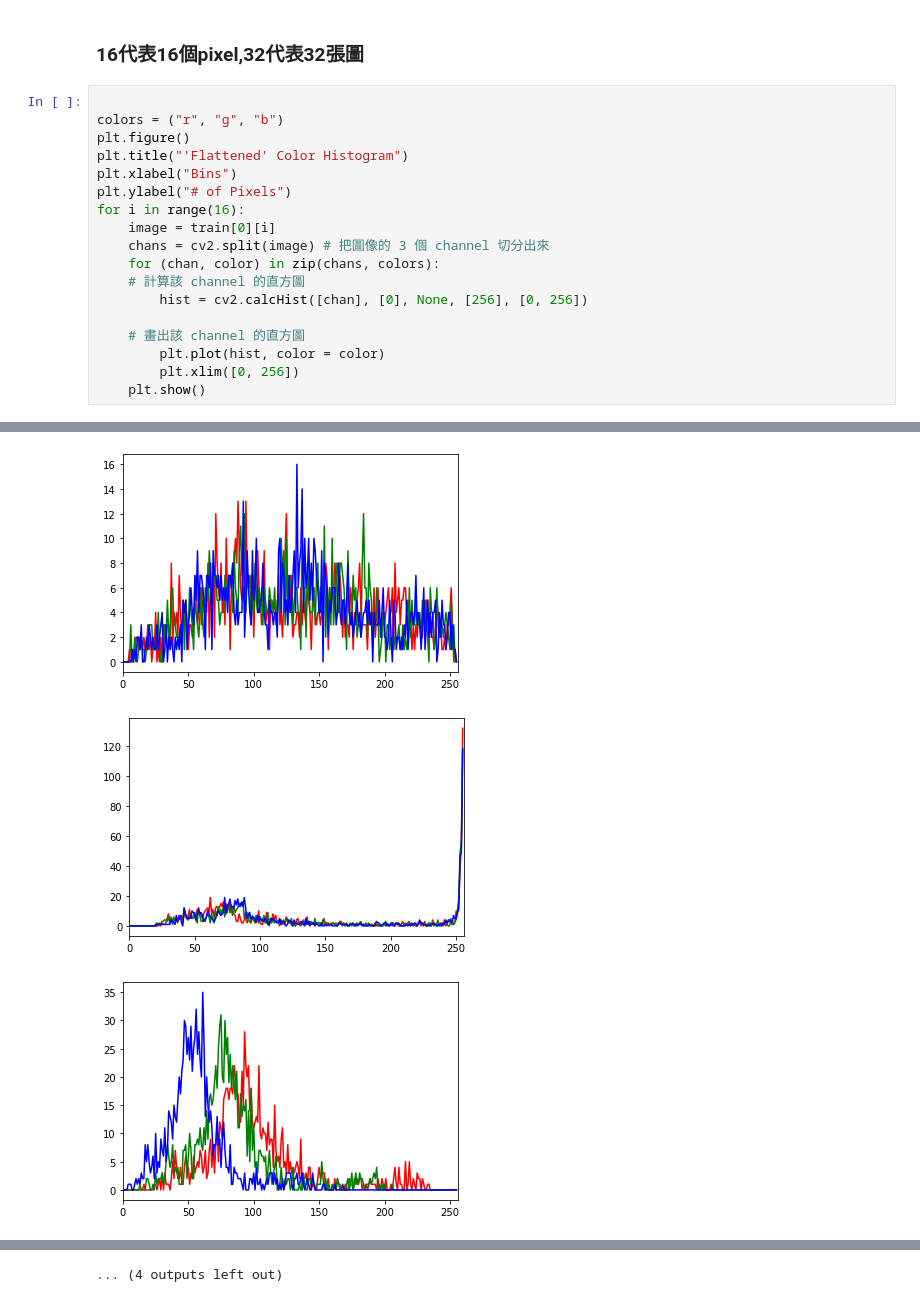
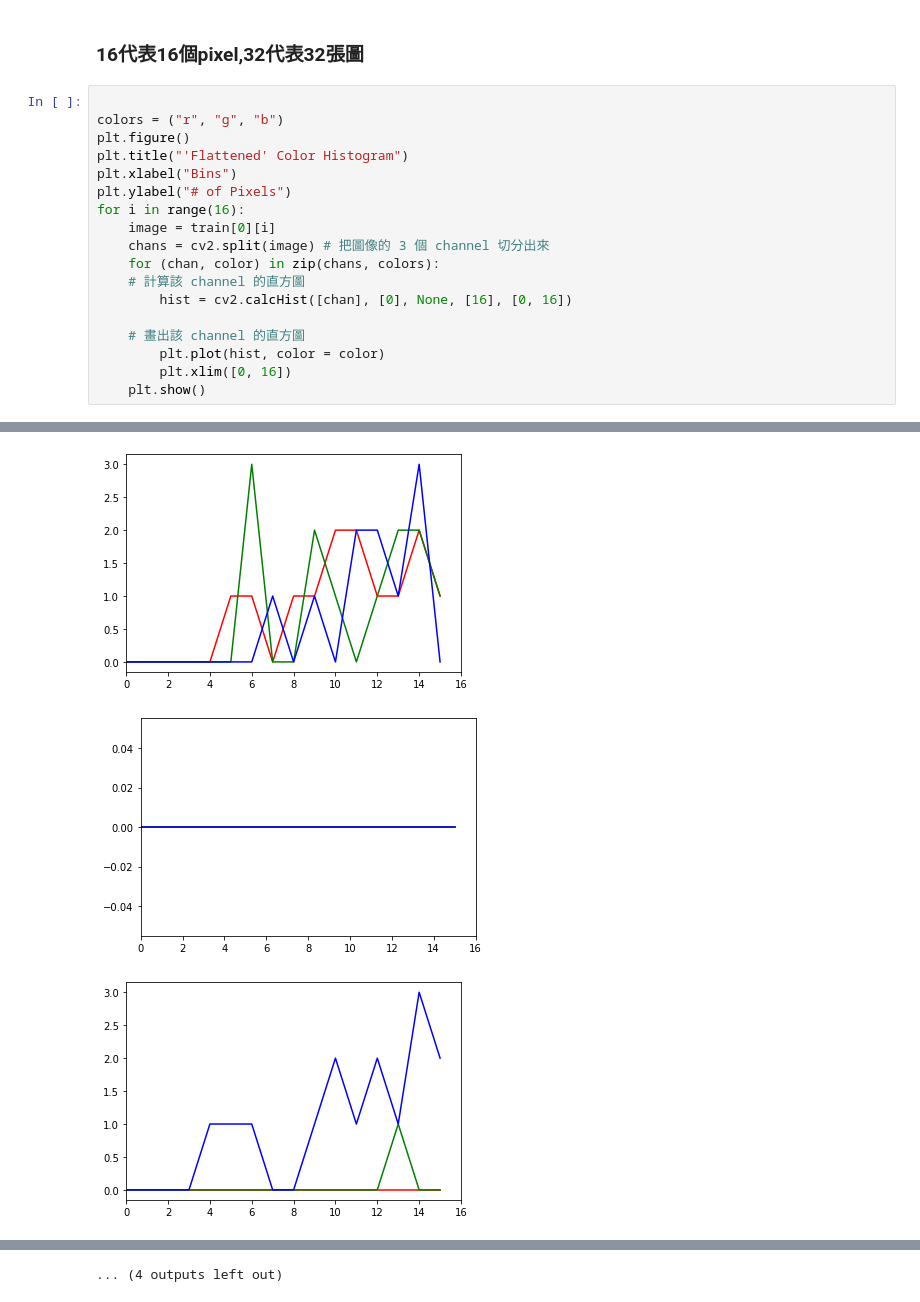
Before and after one commit to HandSam0822/3rd-ML100Days, a Jupyter notebook: Homework/D90/Day090_color_histogram_HW.ipynb, the cells around one changed output, grey strips where cells are left out. Drawn from its saved outputs; the diff is of its cells as text.

```diff
--- a/Homework/D90/Day090_color_histogram_HW.ipynb
+++ b/Homework/D90/Day090_color_histogram_HW.ipynb
@@ -105,10 +85,10 @@ for i in range(16):
     chans = cv2.split(image) # 把圖像的 3 個 channel 切分出來
     for (chan, color) in zip(chans, colors):
     # 計算該 channel 的直方圖
-        hist = cv2.calcHist([chan], [0], None, [256], [0, 256])
+        hist = cv2.calcHist([chan], [0], None, [16], [0, 16])
 
     # 畫出該 channel 的直方圖
         plt.plot(hist, color = color)
-        plt.xlim([0, 256])
+        plt.xlim([0, 16])
     plt.show()
 # %% [output]
@@ -116,3 +96,3 @@ for i in range(16):
-[figure, old version]
+[figure, new version]
-[figure, old version]
+[figure, new version]
-[figure, old version]
+[figure, new version]
```
Also changed, not shown: parts of 2 cells of this notebook, 1 other file.
